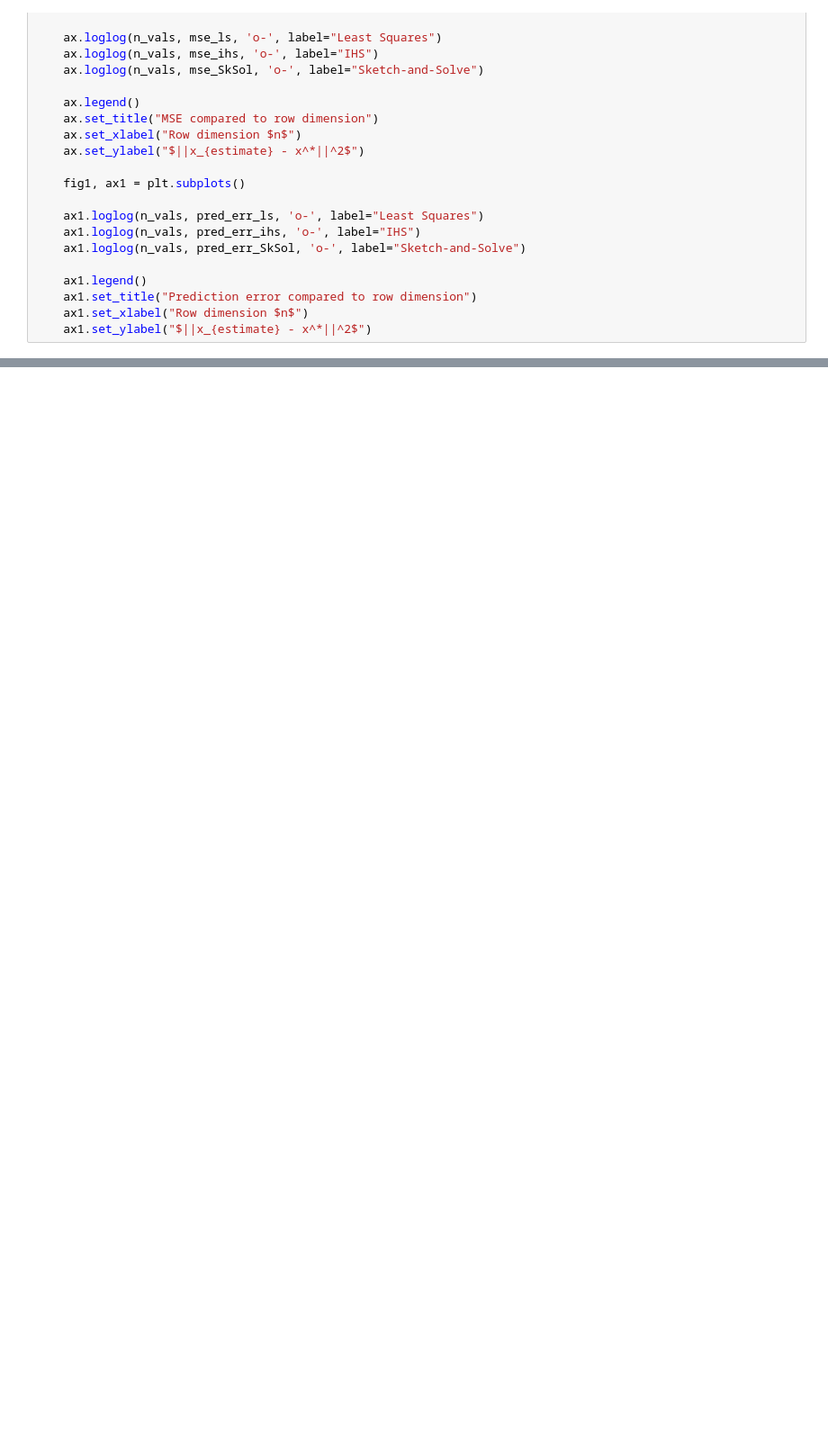
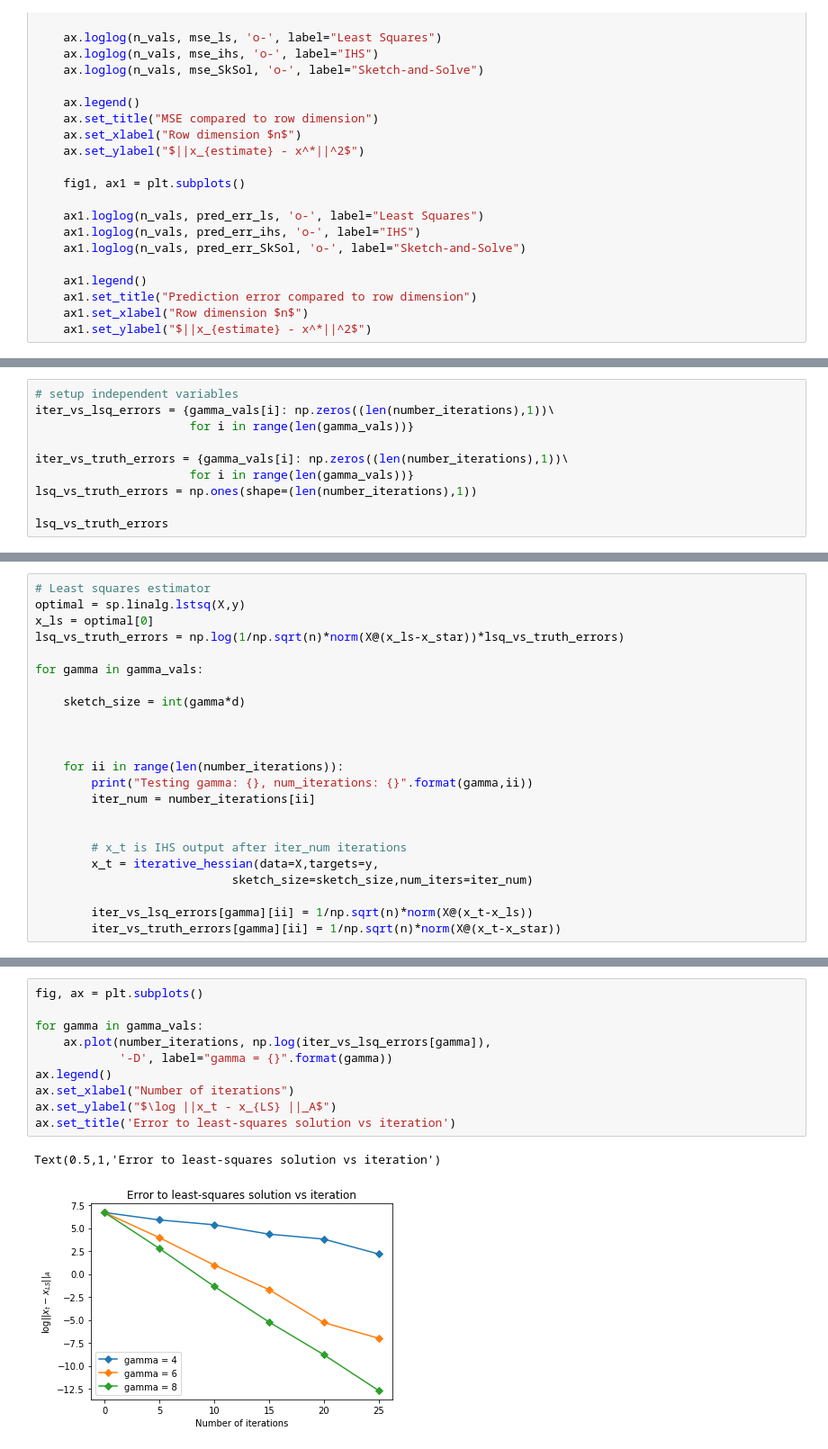
Before and after one commit to c-dickens/phd-work, a Jupyter notebook: Iterative-hessian-sketching.ipynb, the cells around one changed output, grey strips where cells are left out. Shown: that part at 90% size. Drawn from its saved outputs; the diff is of its cells as text; blank space fills up the shorter version.

Commit message:
finished graphs for gaussian

```diff
--- a/Iterative-hessian-sketching.ipynb
+++ b/Iterative-hessian-sketching.ipynb
@@ -307,0 +336,10 @@ test_all_methods(100)
+# %%
+# setup independent variables
+iter_vs_lsq_errors = {gamma_vals[i]: np.zeros((len(number_iterations),1))\
+                      for i in range(len(gamma_vals))}
+
+iter_vs_truth_errors = {gamma_vals[i]: np.zeros((len(number_iterations),1))\
+                      for i in range(len(gamma_vals))}
+lsq_vs_truth_errors = np.ones(shape=(len(number_iterations),1))
+
+lsq_vs_truth_errors
@@ -307,0 +353,23 @@ test_all_methods(100)
+# %%
+# Least squares estimator
+optimal = sp.linalg.lstsq(X,y)
+x_ls = optimal[0]
+lsq_vs_truth_errors = np.log(1/np.sqrt(n)*norm(X@(x_ls-x_star))*lsq_vs_truth_errors)
+
+for gamma in gamma_vals:
+
+    sketch_size = int(gamma*d)
+
+
+
+    for ii in range(len(number_iterations)):
+        print("Testing gamma: {}, num_iterations: {}".format(gamma,ii))
+        iter_num = number_iterations[ii]
+
+
+        # x_t is IHS output after iter_num iterations
+        x_t = iterative_hessian(data=X,targets=y,
+                            sketch_size=sketch_size,num_iters=iter_num)
+
+        iter_vs_lsq_errors[gamma][ii] = 1/np.sqrt(n)*norm(X@(x_t-x_ls))
+        iter_vs_truth_errors[gamma][ii] = 1/np.sqrt(n)*norm(X@(x_t-x_star))
@@ -307,0 +395,13 @@ test_all_methods(100)
+# %%
+fig, ax = plt.subplots()
+
+for gamma in gamma_vals:
+    ax.plot(number_iterations, np.log(iter_vs_lsq_errors[gamma]),
+            '-D', label="gamma = {}".format(gamma))
+ax.legend()
+ax.set_xlabel("Number of iterations")
+ax.set_ylabel("$\log ||x_t - x_{LS} ||_A$")
+ax.set_title('Error to least-squares solution vs iteration')
+# %% [output]
+Text(0.5,1,'Error to least-squares solution vs iteration')
+[figure, added]
```
Also changed, not shown: parts of 12 cells of this notebook.
